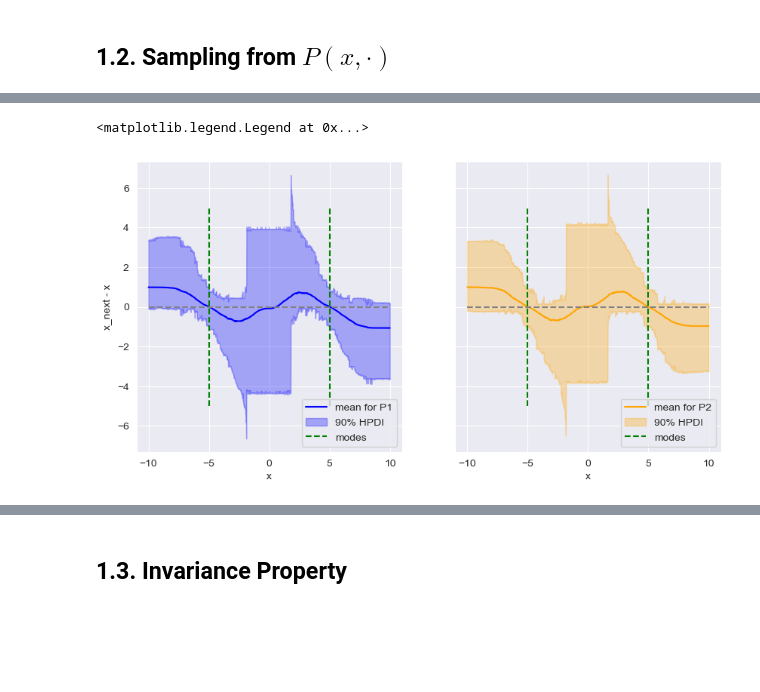
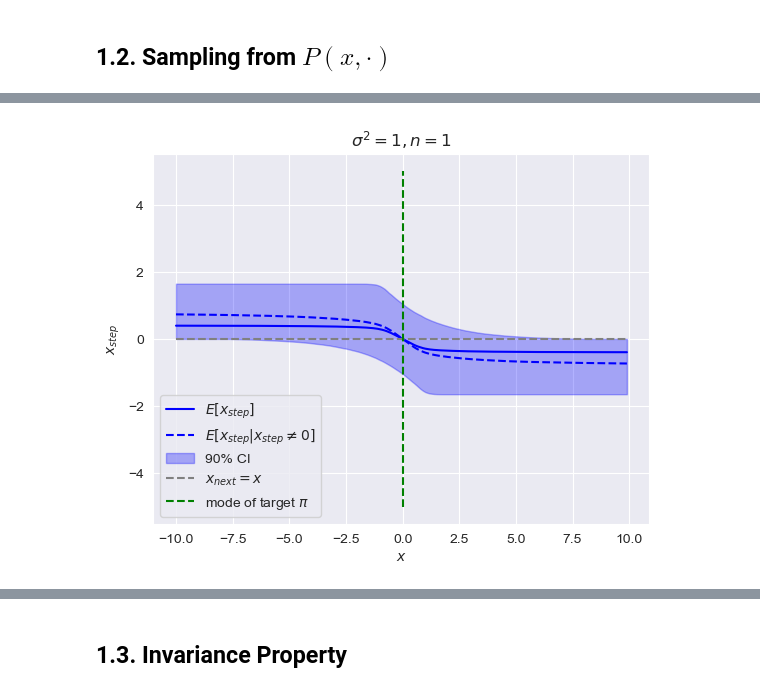
Before and after one commit to savelovme/adaptive-mcmc, a Jupyter notebook: python/asumptions-check.ipynb, the cells around one changed output, grey strips where cells are left out. Cells and saved outputs as stored; diff of their text form; code cells hidden in the pictures; blank space fills up the shorter version.

```diff
--- a/python/asumptions-check.ipynb
+++ b/python/asumptions-check.ipynb
@@ -21,3 +22,5 @@ from evaluation import wasserstein_1d, wasserstein_dist11_p, wasserstein_sinkhor
+# %%
+svg_dir = "../img/svg/"
 # %% [markdown]
 # 1. Univariate distribution
 # %%
@@ -57,5 +80,8 @@ plt.legend()
 # %% [markdown]
 ## 1.2. Sampling from $P(x, \cdot)$
+# %%
+rng_key = random.PRNGKey(0)
+X = jnp.arange(-10, 10, 0.1).reshape(-1, 1)
 # %%
 %%time
 
@@ -71,0 +95,15 @@ Wall time: 11.3 s
+# %%
+x = X.squeeze()
+dP1x = P1x - X
+
+dP1x_mean = dP1x.mean(axis=1)
+dP1x_acc_mean = dP1x.mean(axis=1, where=(dP1x != 0.0))
+P1x_lower = jnp.quantile(dP1x, 0.05, axis=1)
+P1x_upper = jnp.quantile(dP1x, 0.95, axis=1)
+
+# dP2x = P2x - X
+# dP2x_mean = dP2x.mean(axis=1)
+# dP2x_acc_mean = dP1x.mean(axis=1, where=(dP2x != 0.0))
+# P2x_lower = jnp.quantile(dP2x, 0.05, axis=1)
+# P2x_upper = jnp.quantile(dP2x, 0.95, axis=1)
+# # P2x_lower, P2x_upper = hpdi(dP2x , prob=0.99, axis=1).reshape(2, -1)
@@ -72,25 +117,26 @@ Wall time: 11.3 s
 # %%
-dP1x_mean = P1x.mean(axis=0) - x
-P1x_hdpi = hpdi(P1x, prob=0.9) - x
-dP2x_mean = P2x.mean(axis=0) - x
-P2x_hdpi = hpdi(P2x, prob=0.9) - x
+# fig, (ax1, ax2) = plt.subplots(1,2, sharey=True, figsize=(11,5))
+fig, ax1 = plt.subplots(1,1)
+plt.title(r"$\sigma^2=1, n=1$")
 
-fig, (ax1, ax2) = plt.subplots(1,2, sharey=True, figsize=(10,5))
-ax1.plot(x, dP1x_mean, color='blue', label="mean for P1")
-ax2.plot(x, dP2x_mean, color='orange', label="mean for P2")
-ax1.fill_between(x, *P1x_hdpi, alpha=0.3, color="blue", label="90% HPDI")
-ax2.fill_between(x, *P2x_hdpi, alpha=0.3, color="orange", label="90% HPDI")
+ax1.plot(x, dP1x_mean, color='blue', label="$E[x_{step}]$")
+# ax2.plot(x, dP2x_mean, color='orange', label="$E[x_{step}]$ for $P_2$")
+ax1.plot(x, dP1x_acc_mean, linestyle="--", color='blue', label=r"$E[x_{step} | x_{step} \ne 0]$")
+# ax2.plot(x, dP2x_acc_mean, color='orange', linestyle='--', label=r"$E[x_{step} | x_{step} \ne 0]$ for $P_2$")
+ax1.fill_between(x, P1x_lower, P1x_upper, alpha=0.3, color="blue", label="90% CI")
+# ax2.fill_between(x, P2x_lower, P2x_upper, alpha=0.3, color="orange", label="90% CI")
 # ax1.plot(x, x, '--', color="gray", label="x=x_next")
 # ax2.plot(x, x, '--', color="gray", label="x=x_next")
-ax1.hlines(0, -10, 10, linestyles='--', color="gray")
-ax2.hlines(0, -10, 10, linestyles='--', color="gray")
-ax1.vlines([-5, 5], -5, 5, linestyles='--', color="green", label="modes")
-ax2.vlines([-5, 5], -5, 5, linestyles='--', color="green", label="modes")
-ax1.set_ylabel("x_next - x")
-ax1.set_xlabel("x")
-ax2.set_xlabel("x")
-ax1.legend(loc="lower right")
-ax2.legend(loc="lower right")
+ax1.hlines(0, x[0], x[-1], linestyles='--', color="gray", label="$x_{next} = x$")
+# ax2.hlines(0, x[0], x[-1], linestyles='--', color="gray", label="$x_{next} = x$")
+ax1.vlines(0, -5, 5, linestyles='--', color="green", label=r"mode of target $\pi$")
+# ax2.vlines(0, -5, 5, linestyles='--', color="green", label=r"mode of target $\pi$")
+ax1.set_ylabel("$x_{step}$")
+ax1.set_xlabel("$x$")
+# ax2.set_xlabel("$x$")
+ax1.legend(loc="lower left")
+# ax2.legend(loc="lower left")
+
+plt.savefig(svg_dir + "univariate-x-step-cov1-n1.svg", format="svg")
 # %% [output]
-<matplotlib.legend.Legend at 0x...>
-[figure, old version]
+[figure, new version]
```
Also changed, not shown: parts of 72 cells of this notebook, 16 other files.
